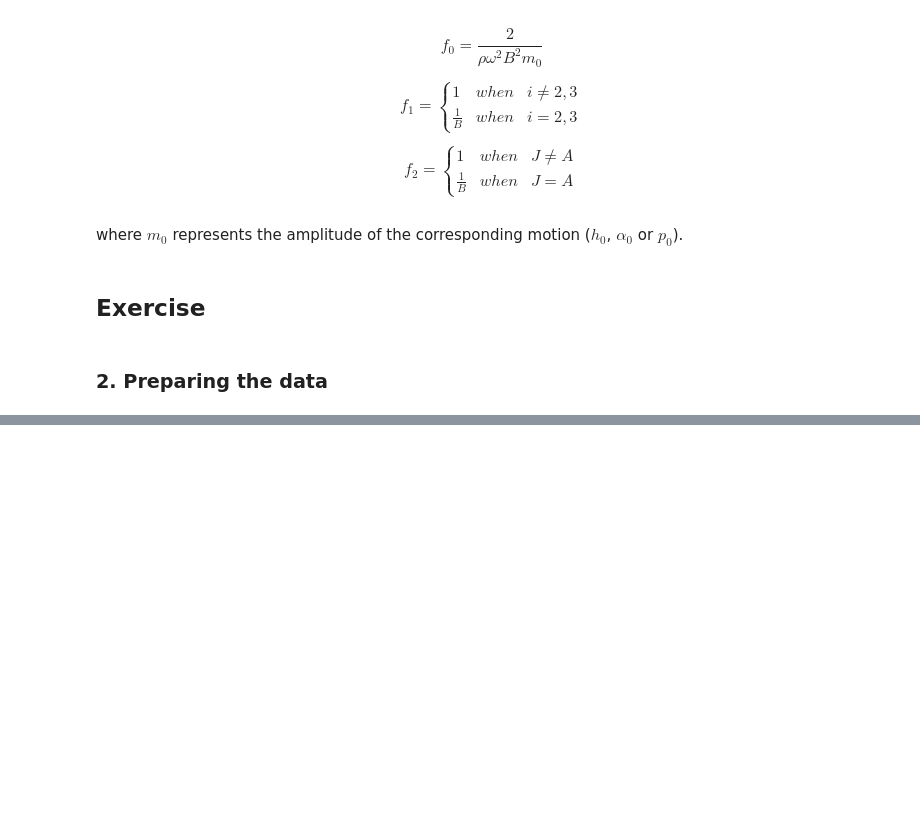
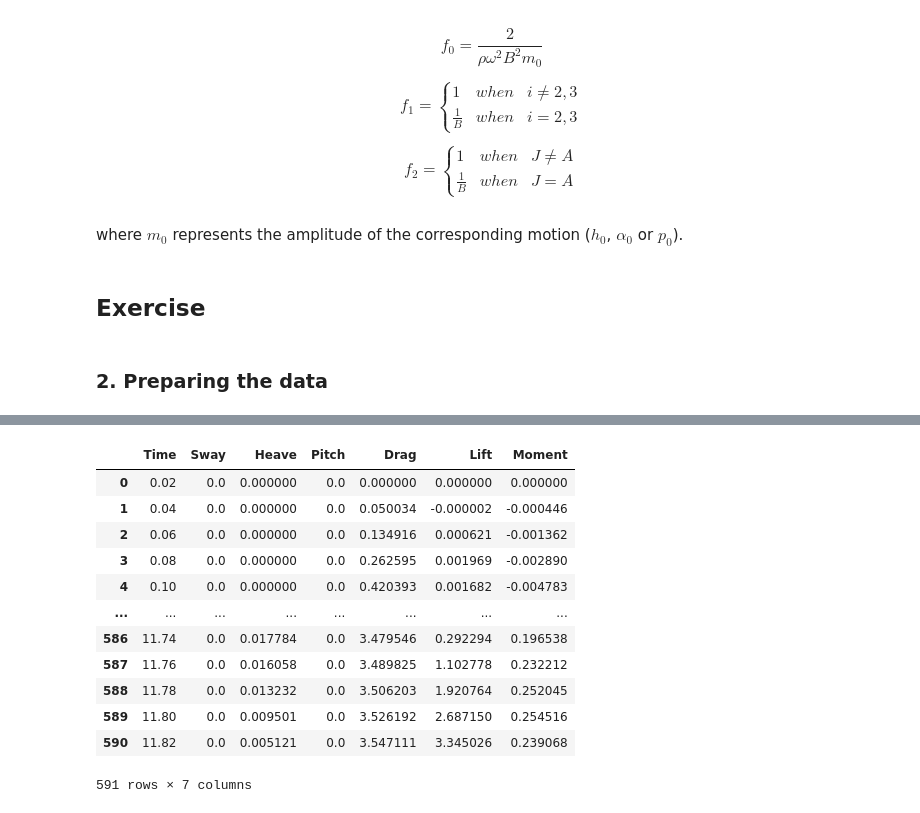
Before and after one commit to mpentek/SWEToolbox, a Jupyter notebook: 5_flutter_analysis_tools/howto_1_calculation_of_flutter_derivatives.ipynb, the cells around one changed output, grey strips where cells are left out. Drawn from its saved outputs; the diff is of its cells as text; code cells hidden in the pictures; blank space fills up the shorter version.

```diff
--- a/5_flutter_analysis_tools/howto_1_calculation_of_flutter_derivatives.ipynb
+++ b/5_flutter_analysis_tools/howto_1_calculation_of_flutter_derivatives.ipynb
@@ -147,0 +164,16 @@ where $m_0$ represents the amplitude of the corresponding motion ($h_0$, $\alpha
+# %%
+data
+# %% [output]
+|  | Time | Sway | Heave | Pitch | Drag | Lift | Moment |
+| 0 | 0.02 | 0.0 | 0.000000 | 0.0 | 0.000000 | 0.000000 | 0.000000 |
+| 1 | 0.04 | 0.0 | 0.000000 | 0.0 | 0.050034 | -0.000002 | -0.000446 |
+| 2 | 0.06 | 0.0 | 0.000000 | 0.0 | 0.134916 | 0.000621 | -0.001362 |
+| 3 | 0.08 | 0.0 | 0.000000 | 0.0 | 0.262595 | 0.001969 | -0.002890 |
+| 4 | 0.10 | 0.0 | 0.000000 | 0.0 | 0.420393 | 0.001682 | -0.004783 |
+| ... | ... | ... | ... | ... | ... | ... | ... |
+| 586 | 11.74 | 0.0 | 0.017784 | 0.0 | 3.479546 | 0.292294 | 0.196538 |
+| 587 | 11.76 | 0.0 | 0.016058 | 0.0 | 3.489825 | 1.102778 | 0.232212 |
+| 588 | 11.78 | 0.0 | 0.013232 | 0.0 | 3.506203 | 1.920764 | 0.252045 |
+| 589 | 11.80 | 0.0 | 0.009501 | 0.0 | 3.526192 | 2.687150 | 0.254516 |
+| 590 | 11.82 | 0.0 | 0.005121 | 0.0 | 3.547111 | 3.345026 | 0.239068 |
+591 rows × 7 columns
```
Also changed, not shown: parts of 20 cells of this notebook.
